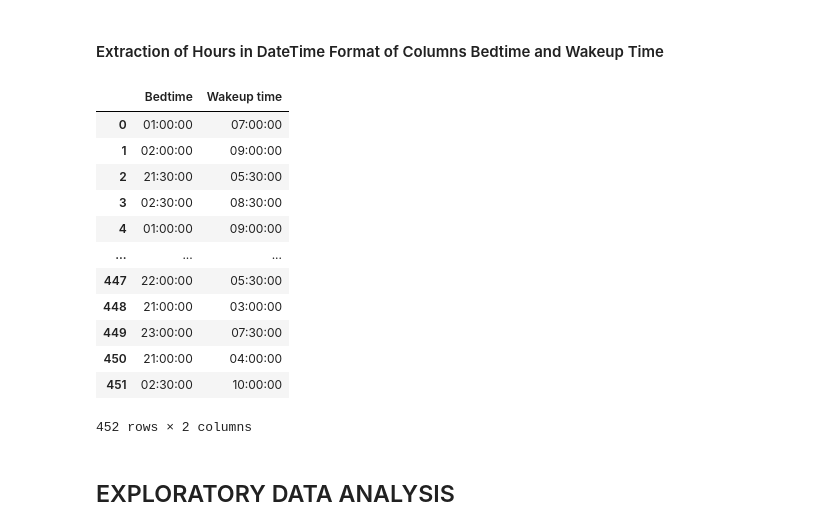
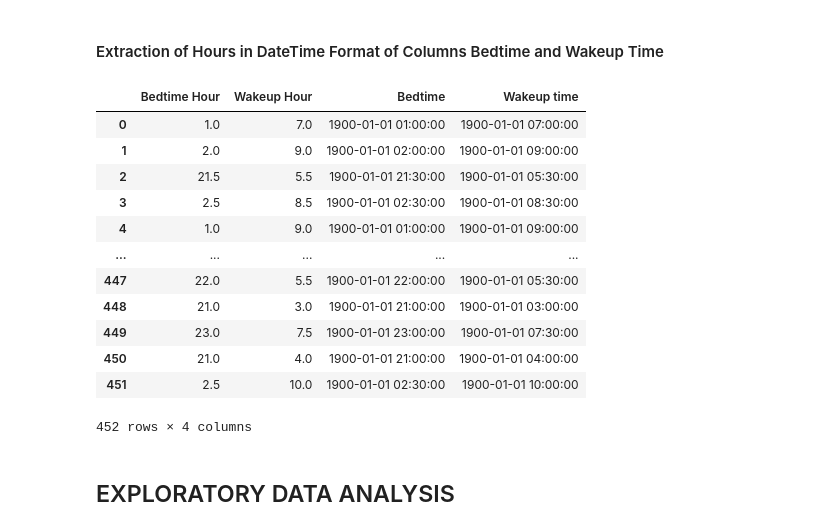
Before and after one commit to OldMarkie/Sleep-Efficiency-Data-Model, a Jupyter notebook: sleepEfficiencyModel.ipynb, the cells around one changed output. Saved outputs shown, nothing was run; the diff lists cells and outputs as text; code cells hidden in the pictures.

```diff
--- a/sleepEfficiencyModel.ipynb
+++ b/sleepEfficiencyModel.ipynb
@@ -319,26 +313,26 @@ slpEf_df['Wakeup time'] = slpEf_df['Wakeup time'].dt.strftime('%H:%M')
 slpEf_df['Bedtime'] = pd.to_datetime(slpEf_df['Bedtime'], format='%H:%M')
 slpEf_df['Wakeup time'] = pd.to_datetime(slpEf_df['Wakeup time'], format='%H:%M')
 
-# Remove the date component and keep only time
-slpEf_df['Bedtime'] = slpEf_df['Bedtime'].dt.time
-slpEf_df['Wakeup time'] = slpEf_df['Wakeup time'].dt.time
+# Convert Bedtime and Wakeup time to hours since midnight for correlation calculation
+slpEf_df['Bedtime Hour'] = slpEf_df['Bedtime'].dt.hour + slpEf_df['Bedtime'].dt.minute / 60
+slpEf_df['Wakeup Hour'] = slpEf_df['Wakeup time'].dt.hour + slpEf_df['Wakeup time'].dt.minute / 60
 # %%
-slpTime = ['Bedtime', 'Wakeup time']
+slpTime = ['Bedtime Hour', 'Wakeup Hour', 'Bedtime', 'Wakeup time']
 slpEf_df[slpTime]
 # %% [output]
-|  | Bedtime | Wakeup time |
-| 0 | 01:00:00 | 07:00:00 |
-| 1 | 02:00:00 | 09:00:00 |
-| 2 | 21:30:00 | 05:30:00 |
-| 3 | 02:30:00 | 08:30:00 |
-| 4 | 01:00:00 | 09:00:00 |
-| ... | ... | ... |
-| 447 | 22:00:00 | 05:30:00 |
-| 448 | 21:00:00 | 03:00:00 |
-| 449 | 23:00:00 | 07:30:00 |
-| 450 | 21:00:00 | 04:00:00 |
-| 451 | 02:30:00 | 10:00:00 |
+|  | Bedtime Hour | Wakeup Hour | Bedtime | Wakeup time |
+| 0 | 1.0 | 7.0 | 1900-01-01 01:00:00 | 1900-01-01 07:00:00 |
+| 1 | 2.0 | 9.0 | 1900-01-01 02:00:00 | 1900-01-01 09:00:00 |
+| 2 | 21.5 | 5.5 | 1900-01-01 21:30:00 | 1900-01-01 05:30:00 |
+| 3 | 2.5 | 8.5 | 1900-01-01 02:30:00 | 1900-01-01 08:30:00 |
+| 4 | 1.0 | 9.0 | 1900-01-01 01:00:00 | 1900-01-01 09:00:00 |
+| ... | ... | ... | ... | ... |
+| 447 | 22.0 | 5.5 | 1900-01-01 22:00:00 | 1900-01-01 05:30:00 |
+| 448 | 21.0 | 3.0 | 1900-01-01 21:00:00 | 1900-01-01 03:00:00 |
+| 449 | 23.0 | 7.5 | 1900-01-01 23:00:00 | 1900-01-01 07:30:00 |
+| 450 | 21.0 | 4.0 | 1900-01-01 21:00:00 | 1900-01-01 04:00:00 |
+| 451 | 2.5 | 10.0 | 1900-01-01 02:30:00 | 1900-01-01 10:00:00 |
-452 rows × 2 columns
+452 rows × 4 columns
 # %% [markdown]
 ## EXPLORATORY DATA ANALYSIS
 # %% [markdown]
```
Also changed, not shown: parts of 39 cells of this notebook.
